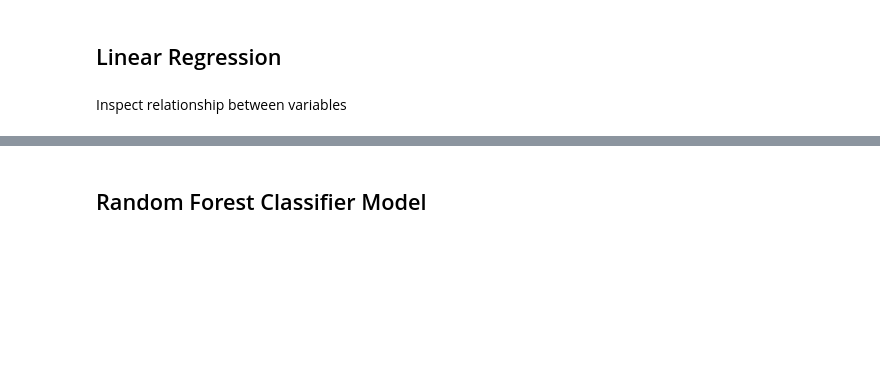
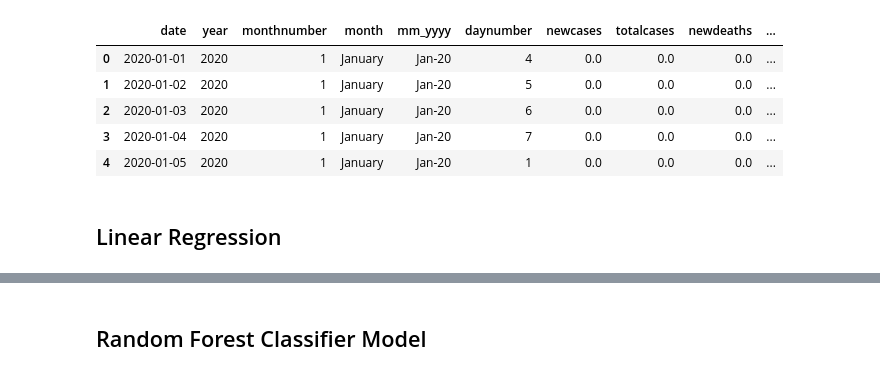
Before and after one commit to sangyoo1021/Covid_Travel_Data, a Jupyter notebook: ML/ML_models.ipynb, the cells around one changed output, grey strips where cells are left out. Saved outputs shown, nothing was run; the diff lists cells and outputs as text; code cells hidden in the pictures; blank space fills up the shorter version.

```diff
--- a/ML/ML_models.ipynb
+++ b/ML/ML_models.ipynb
@@ -42,2 +31,13 @@ loans_df.head()
+# %%
+# fill the Nan with 0
+df = df.fillna(0)
+df.head()
+# %% [output]
+|  | date | year | monthnumber | month | mm_yyyy | daynumber | newcases | totalcases | newdeaths | ... |
+| 0 | 2020-01-01 | 2020 | 1 | January | Jan-20 | 4 | 0.0 | 0.0 | 0.0 | ... |
+| 1 | 2020-01-02 | 2020 | 1 | January | Jan-20 | 5 | 0.0 | 0.0 | 0.0 | ... |
+| 2 | 2020-01-03 | 2020 | 1 | January | Jan-20 | 6 | 0.0 | 0.0 | 0.0 | ... |
+| 3 | 2020-01-04 | 2020 | 1 | January | Jan-20 | 7 | 0.0 | 0.0 | 0.0 | ... |
+| 4 | 2020-01-05 | 2020 | 1 | January | Jan-20 | 1 | 0.0 | 0.0 | 0.0 | ... |
 # %% [markdown]
 ## Linear Regression
@@ -47,2 +43,0 @@ df.head()
-# %% [markdown]
-Inspect relationship between variables
```
Also changed, not shown: parts of 65 cells of this notebook, 2 other files.
